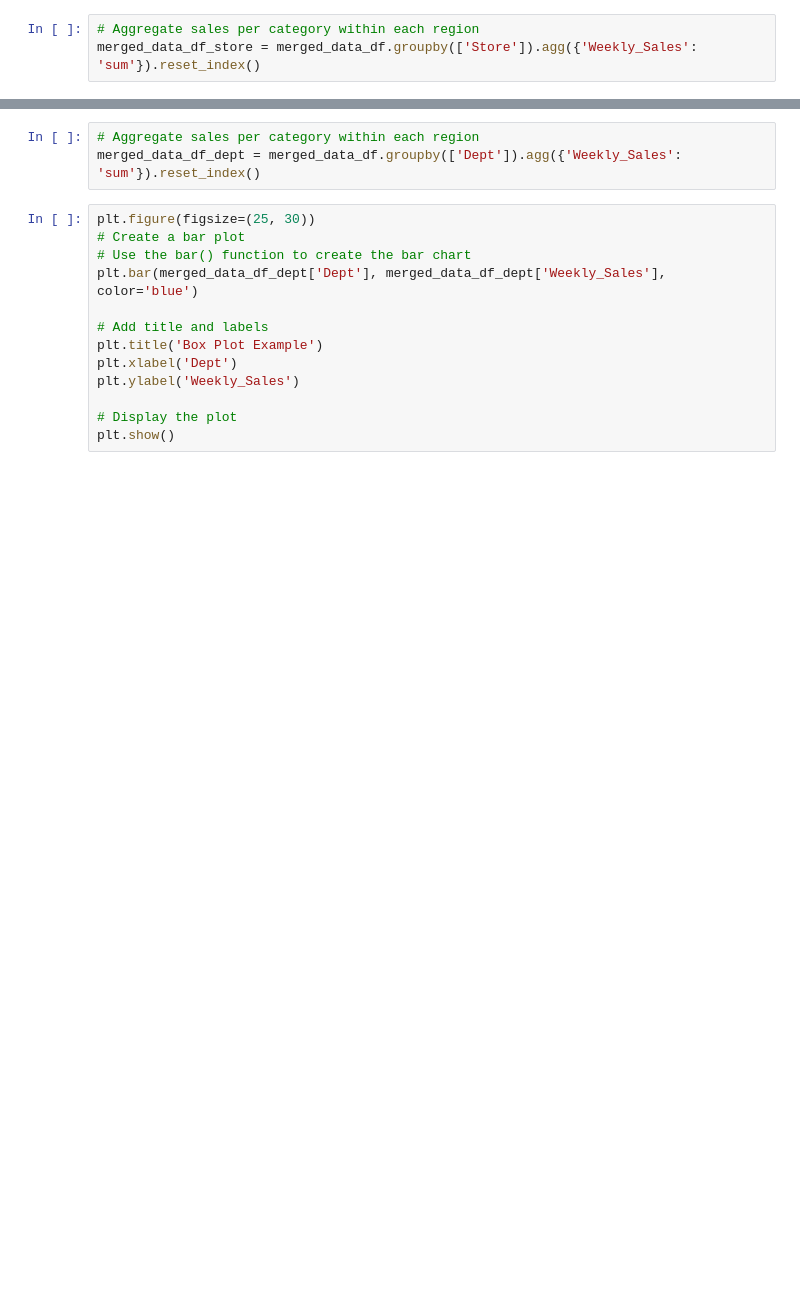
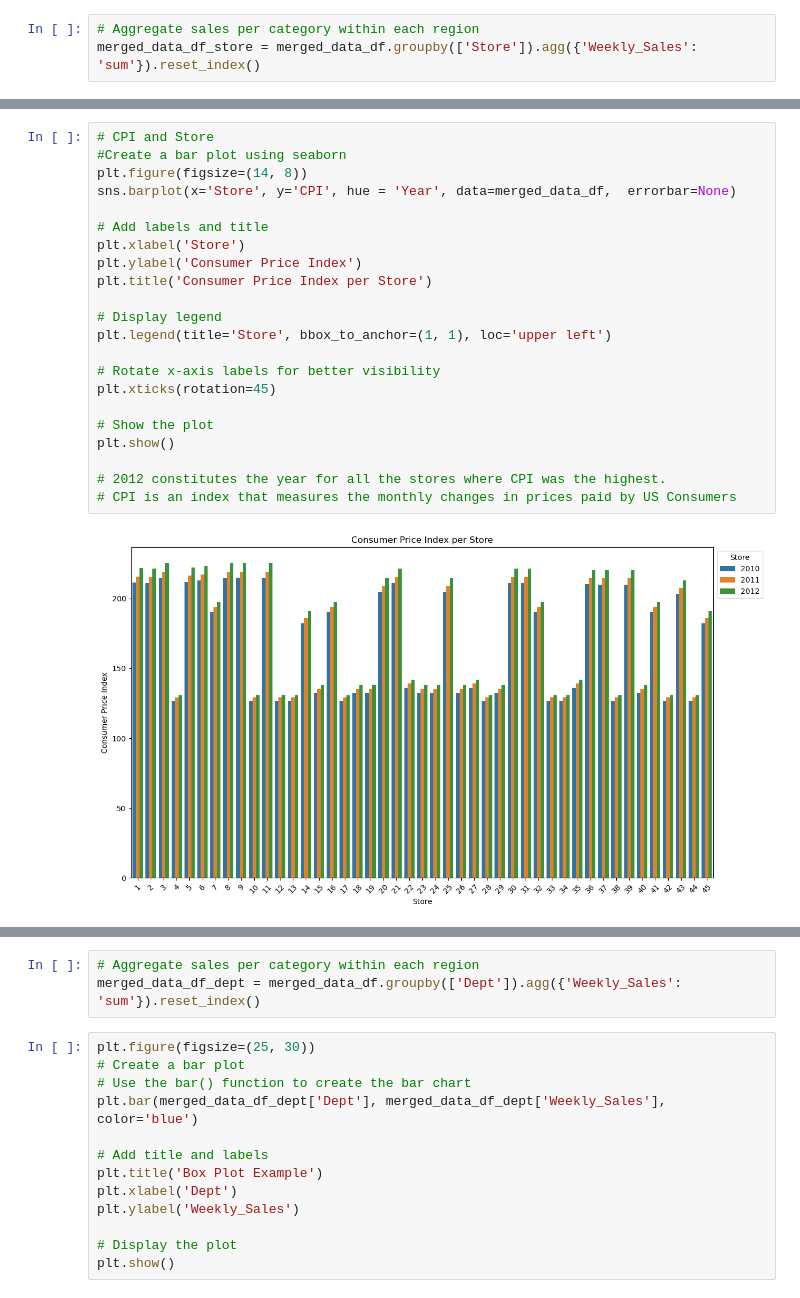
Before and after one commit to Karene123/RetailAnalytics, a Jupyter notebook: RetailAnalytics.ipynb, the cells around one changed output, grey strips where cells are left out. Drawn from its saved outputs; the diff is of its cells as text; blank space fills up the shorter version.

```diff
--- a/RetailAnalytics.ipynb
+++ b/RetailAnalytics.ipynb
@@ -226,0 +398,24 @@ ValueError: Plot kind 'pie' is not recognized
+# %%
+# CPI and Store
+#Create a bar plot using seaborn
+plt.figure(figsize=(14, 8))
+sns.barplot(x='Store', y='CPI', hue = 'Year', data=merged_data_df,  errorbar=None)
+
+# Add labels and title
+plt.xlabel('Store')
+plt.ylabel('Consumer Price Index')
+plt.title('Consumer Price Index per Store')
+
+# Display legend
+plt.legend(title='Store', bbox_to_anchor=(1, 1), loc='upper left')
+
+# Rotate x-axis labels for better visibility
+plt.xticks(rotation=45)
+
+# Show the plot
+plt.show()
+
+# 2012 constitutes the year for all the stores where CPI was the highest.
+# CPI is an index that measures the monthly changes in prices paid by US Consumers
+# %% [output]
+[figure, added]
```
Also changed, not shown: parts of 28 cells of this notebook.
